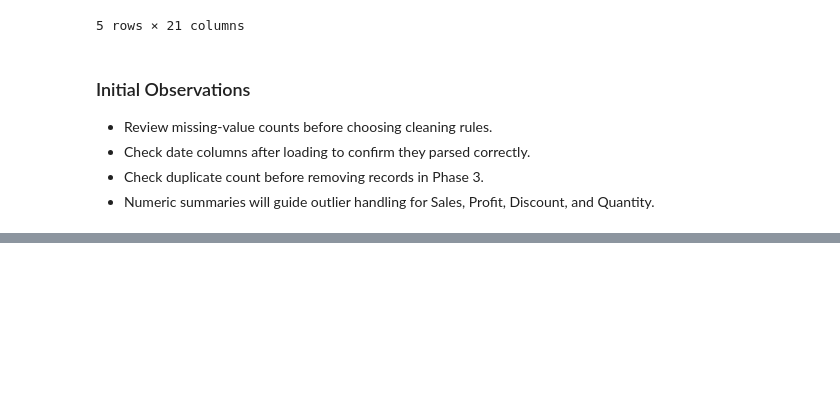
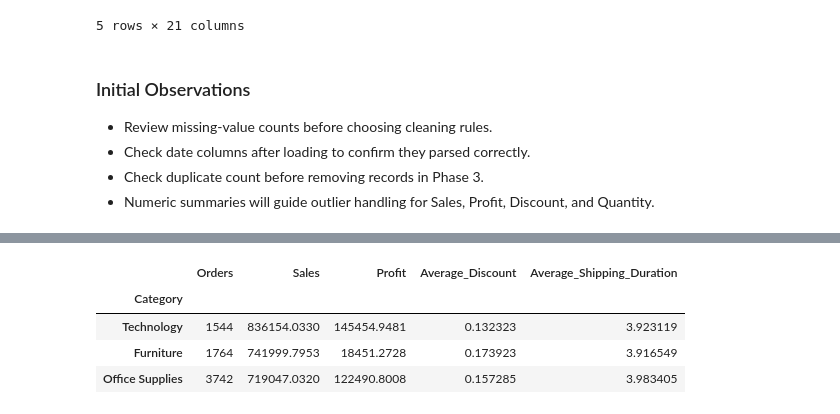
Before and after one commit to omardiab9951/Superstore-Sales-Analytics, a Jupyter notebook: mini_project_1.ipynb, the cells around one changed output, grey strips where cells are left out. Saved outputs shown, nothing was run; the diff lists cells and outputs as text; code cells hidden in the pictures; blank space fills up the shorter version.

```diff
--- a/mini_project_1.ipynb
+++ b/mini_project_1.ipynb
@@ -139,0 +456,11 @@ df.tail()
+# %%
+category_performance = eda.category_summary('Category')
+region_performance = eda.category_summary('Region')
+segment_performance = eda.category_summary('Segment')
+category_performance
+# %% [output]
+|  | Orders | Sales | Profit | Average_Discount | Average_Shipping_Duration |
+| Category |  |  |  |  |  |
+| Technology | 1544 | 836154.0330 | 145454.9481 | 0.132323 | 3.923119 |
+| Furniture | 1764 | 741999.7953 | 18451.2728 | 0.173923 | 3.916549 |
+| Office Supplies | 3742 | 719047.0320 | 122490.8008 | 0.157285 | 3.983405 |
```
Also changed, not shown: parts of 18 cells of this notebook.
